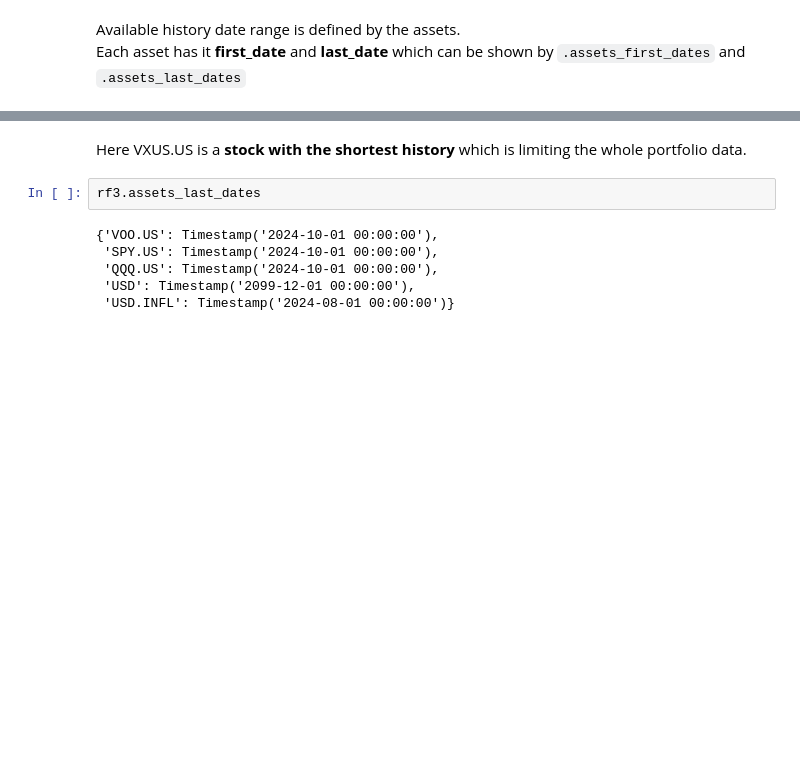
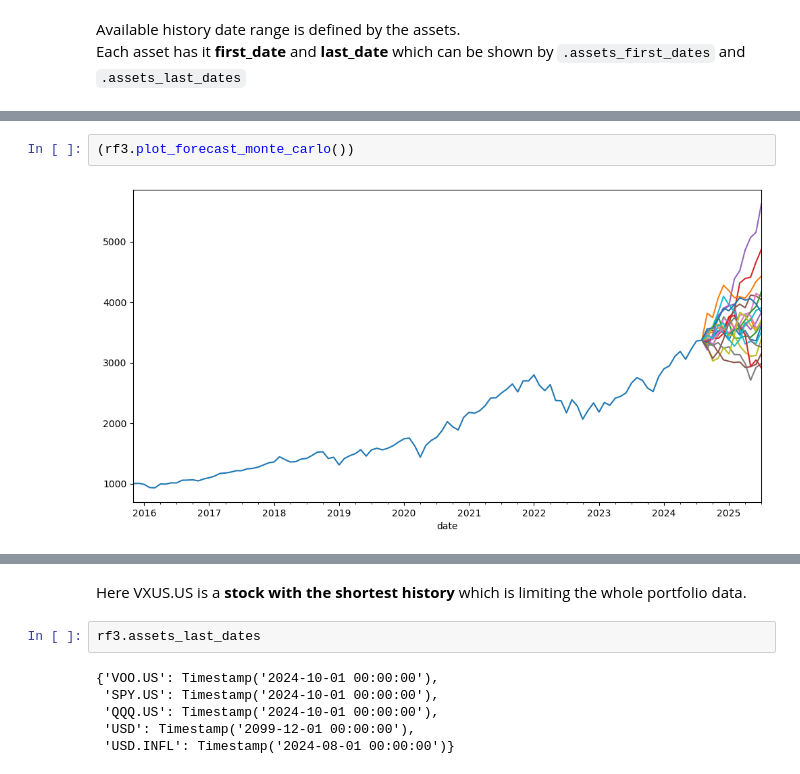
Before and after one commit to Praj-17/intelvest, a Jupyter notebook: Archives/03 investment portfolios.ipynb, the cells around one changed output, grey strips where cells are left out. Saved outputs shown, nothing was run; the diff lists cells and outputs as text; blank space fills up the shorter version.

```diff
--- a/Archives/03 investment portfolios.ipynb
+++ b/Archives/03 investment portfolios.ipynb
@@ -131 +168,5 @@ ___________________weights_ts___________________
+# %%
+(rf3.plot_forecast_monte_carlo())
+# %% [output]
+[figure, added]
 # %%
```
Also changed, not shown: parts of 8 cells of this notebook, 6 other files.
